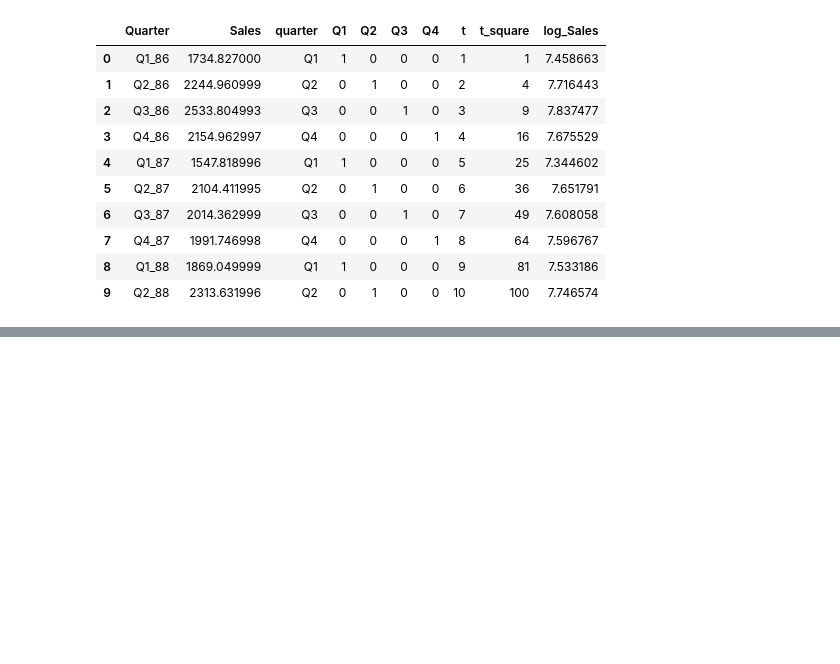
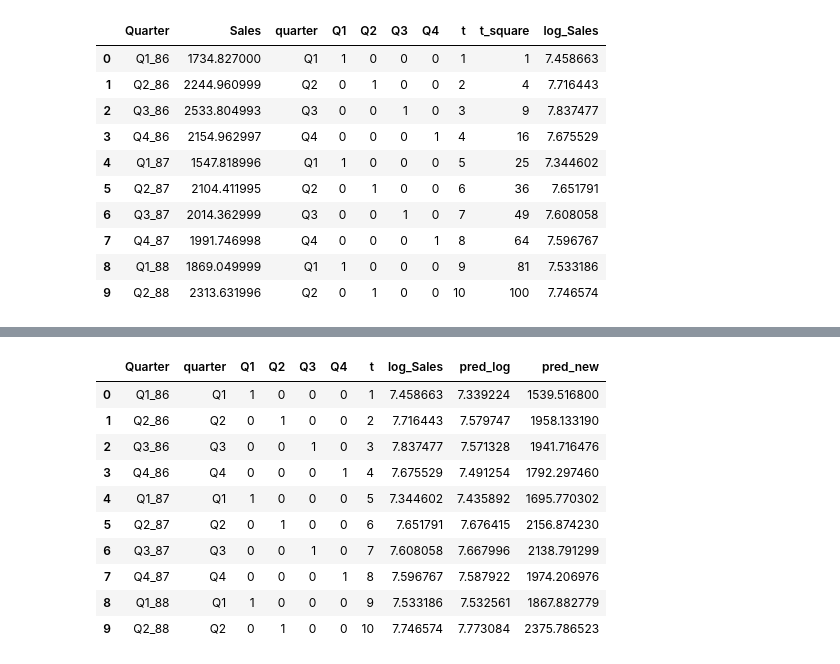
Before and after one commit to shrad1997/Forecasting, a Jupyter notebook: Forecasting_CocaColaPrice.ipynb, the cells around one changed output, grey strips where cells are left out. Drawn from its saved outputs; the diff is of its cells as text; code cells hidden in the pictures; blank space fills up the shorter version.

```diff
--- a/Forecasting_CocaColaPrice.ipynb
+++ b/Forecasting_CocaColaPrice.ipynb
@@ -257,8 +260,10 @@ data1=data.drop(['Sales'],axis=1)
 data1=data.drop(['t_square'],axis=1)
+# %%
+data1.drop(['Sales'],axis=1,inplace=True)
 # %%
 #Build data on entire dataset
 model=smf.ols('log_Sales~t+Q1+Q2+Q3+Q4',data =data1).fit()
 # %%
-pred_new  = pd.Series(model.predict(data1))
-pred_new
+pred_log  = pd.Series(model.predict(data1))
+pred_log.head(10)
 # %% [output]
@@ -281 +280,3 @@ pred_new
 dtype: float64
+# %%
+data1['pred_log']=pred_log
@@ -281,0 +297,16 @@ dtype: float64
+# %%
+data1['pred_new']=np.exp(data1['pred_log'])
+# %%
+data1.head(10)
+# %% [output]
+|  | Quarter | quarter | Q1 | Q2 | Q3 | Q4 | t | log_Sales | pred_log | pred_new |
+| 0 | Q1_86 | Q1 | 1 | 0 | 0 | 0 | 1 | 7.458663 | 7.339224 | 1539.516800 |
+| 1 | Q2_86 | Q2 | 0 | 1 | 0 | 0 | 2 | 7.716443 | 7.579747 | 1958.133190 |
+| 2 | Q3_86 | Q3 | 0 | 0 | 1 | 0 | 3 | 7.837477 | 7.571328 | 1941.716476 |
+| 3 | Q4_86 | Q4 | 0 | 0 | 0 | 1 | 4 | 7.675529 | 7.491254 | 1792.297460 |
+| 4 | Q1_87 | Q1 | 1 | 0 | 0 | 0 | 5 | 7.344602 | 7.435892 | 1695.770302 |
+| 5 | Q2_87 | Q2 | 0 | 1 | 0 | 0 | 6 | 7.651791 | 7.676415 | 2156.874230 |
+| 6 | Q3_87 | Q3 | 0 | 0 | 1 | 0 | 7 | 7.608058 | 7.667996 | 2138.791299 |
+| 7 | Q4_87 | Q4 | 0 | 0 | 0 | 1 | 8 | 7.596767 | 7.587922 | 1974.206976 |
+| 8 | Q1_88 | Q1 | 1 | 0 | 0 | 0 | 9 | 7.533186 | 7.532561 | 1867.882779 |
+| 9 | Q2_88 | Q2 | 0 | 1 | 0 | 0 | 10 | 7.746574 | 7.773084 | 2375.786523 |
```
Also changed, not shown: parts of 7 cells of this notebook.
